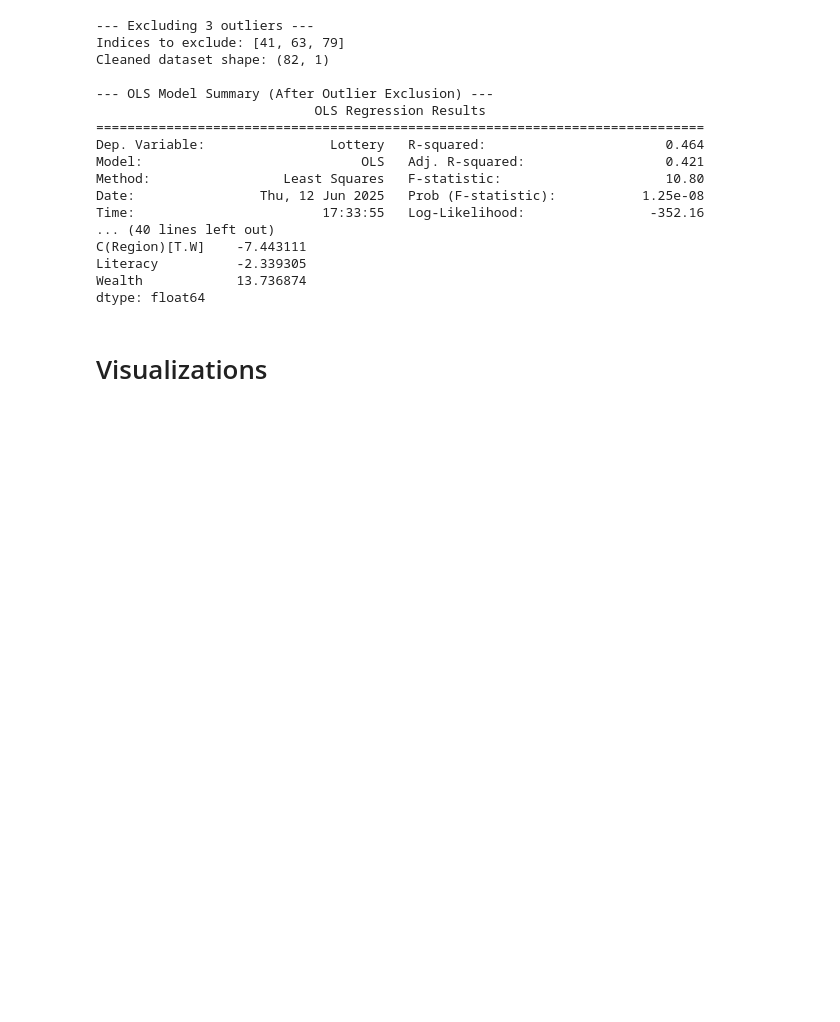
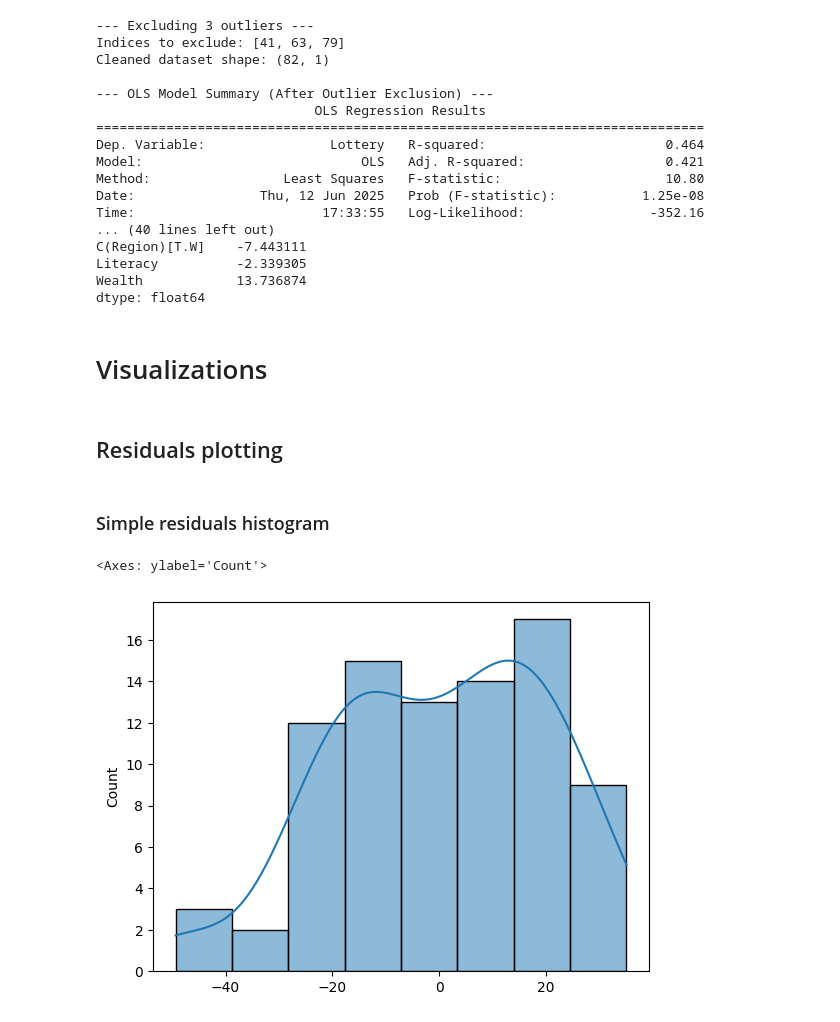
Before and after one commit to lszmer/code-prac, a Jupyter notebook: Machine Learning/Linear modelling/LMs in statsmodels.ipynb, the cells around one changed output. Cells and saved outputs as stored; diff of their text form; code cells hidden in the pictures; blank space fills up the shorter version.

```diff
--- a/Machine Learning/Linear modelling/LMs in statsmodels.ipynb
+++ b/Machine Learning/Linear modelling/LMs in statsmodels.ipynb
@@ -199,5 +220,5 @@ from sklearn.preprocessing import StandardScaler
 scaler = StandardScaler()
 
 numerical_vars = ['Literacy', 'Wealth', "Literacy:Wealth"] # Clearly manually define
-
-X_transformed = pd.concat([X.drop(numerical_vars, axis=1), pd.DataFrame(scaler.fit_transform(X[numerical_vars]), columns=numerical_vars)], axis = 1)
+X_transformed = X.copy()
+X_transformed[numerical_vars] = scaler.fit_transform(X[numerical_vars])
@@ -967,3 +1062,12 @@ Wealth            13.736874
 dtype: float64
 # %% [markdown]
 # Visualizations
+# %% [markdown]
+## Residuals plotting
+# %% [markdown]
+### Simple residuals histogram
+# %%
+sns.histplot(res_std.resid, kde=True)
+# %% [output]
+<Axes: ylabel='Count'>
+[figure, added]
```
Also changed, not shown: parts of 23 cells of this notebook, 17 other files.
